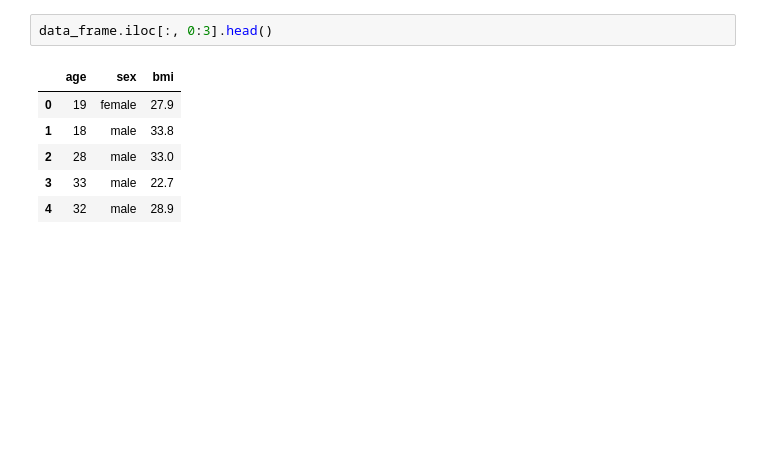
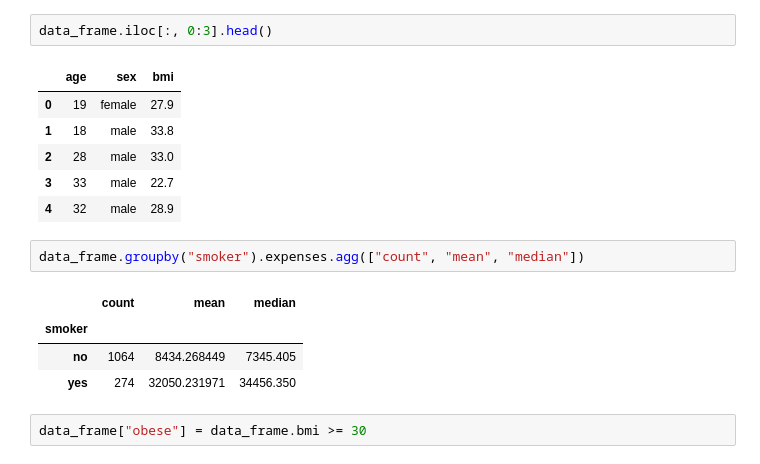
Before and after one commit to pranawsing/DataAnalytics, a Jupyter notebook: todayilearn.ipynb, the cells around one changed output. Drawn from its saved outputs; the diff is of its cells as text; blank space fills up the shorter version.

Commit message:
data analysis on insurance data

```diff
--- a/todayilearn.ipynb
+++ b/todayilearn.ipynb
@@ -78,3 +76,12 @@ data_frame.iloc[:, 0:3].head()
 | 2 | 28 | male | 33.0 |
 | 3 | 33 | male | 22.7 |
 | 4 | 32 | male | 28.9 |
+# %%
+data_frame.groupby("smoker").expenses.agg(["count", "mean", "median"])
+# %% [output]
+|  | count | mean | median |
+| smoker |  |  |  |
+| no | 1064 | 8434.268449 | 7345.405 |
+| yes | 274 | 32050.231971 | 34456.350 |
+# %%
+data_frame["obese"] = data_frame.bmi >= 30
```
Also changed, not shown: parts of 2 cells of this notebook.
